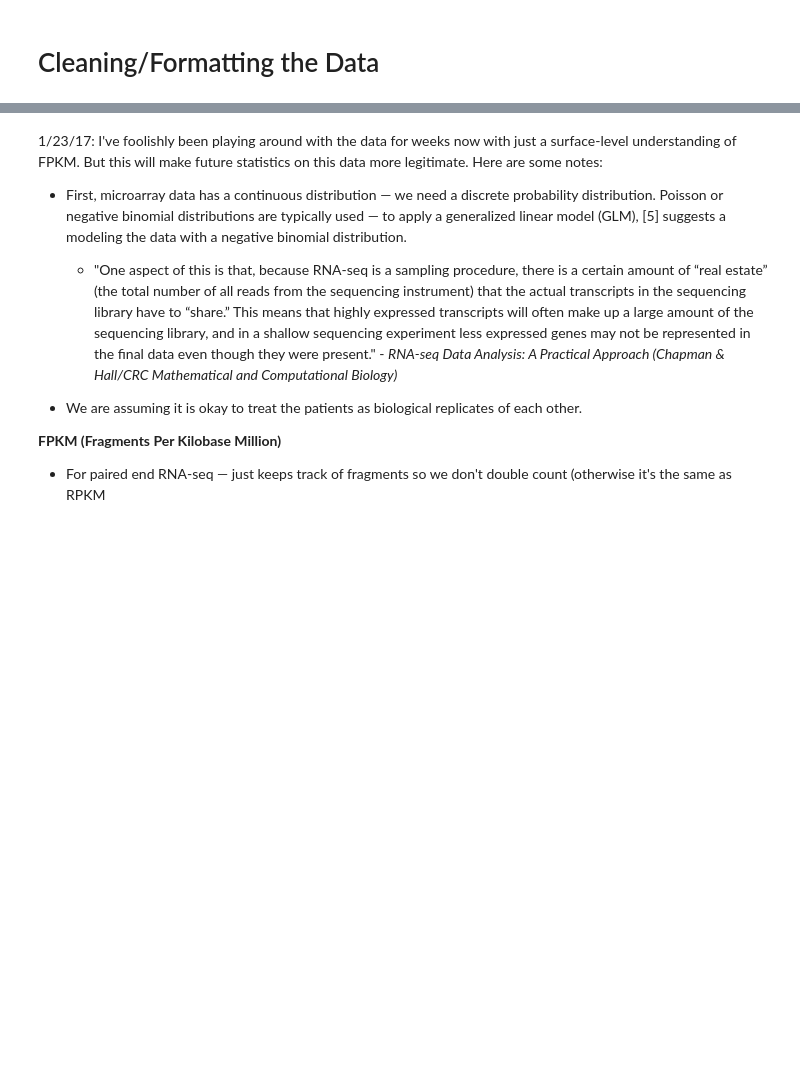
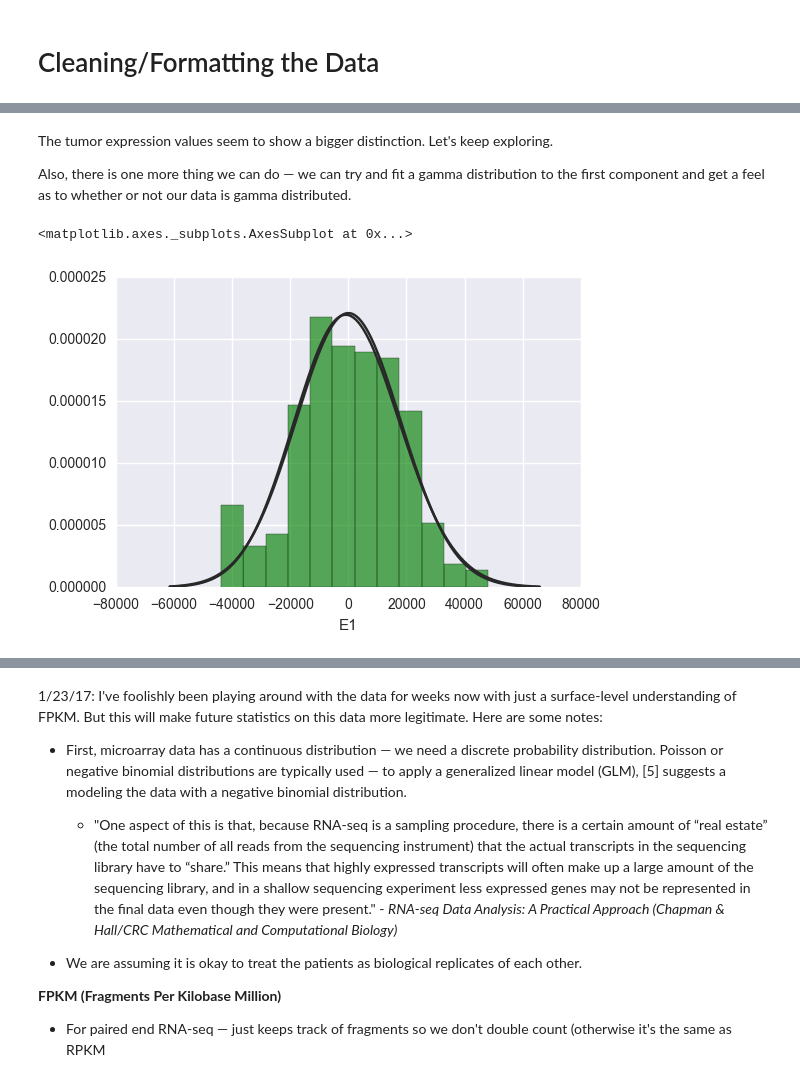
Before and after one commit to arudhir/data-science, a Jupyter notebook: Explorations in Data Science.ipynb, the cells around one changed output, grey strips where cells are left out. Drawn from its saved outputs; the diff is of its cells as text; code cells hidden in the pictures; blank space fills up the shorter version.

Commit message:
Update Explorations in Data Science.ipynb
latest notebook, added using raw js

```diff
--- a/Explorations in Data Science.ipynb
+++ b/Explorations in Data Science.ipynb
@@ -70,0 +259,10 @@ display(labels_)
+# %% [markdown]
+The tumor expression values seem to show a bigger distinction. Let's keep exploring.
+
+Also, there is one more thing we can do — we can try and fit a gamma distribution to the first component and get a feel as to whether or not our data is gamma distributed.
+# %%
+fit_gamma_exp = sns.distplot(exp_pca["E1"], kde=False, fit=stats.gamma, color="green")
+sns.distplot(exp_pca["E1"], kde=False, fit=stats.norm, color="green")
+# %% [output]
+<matplotlib.axes._subplots.AxesSubplot at 0x...>
+[figure, added]
```
Also changed, not shown: parts of 113 cells of this notebook.
